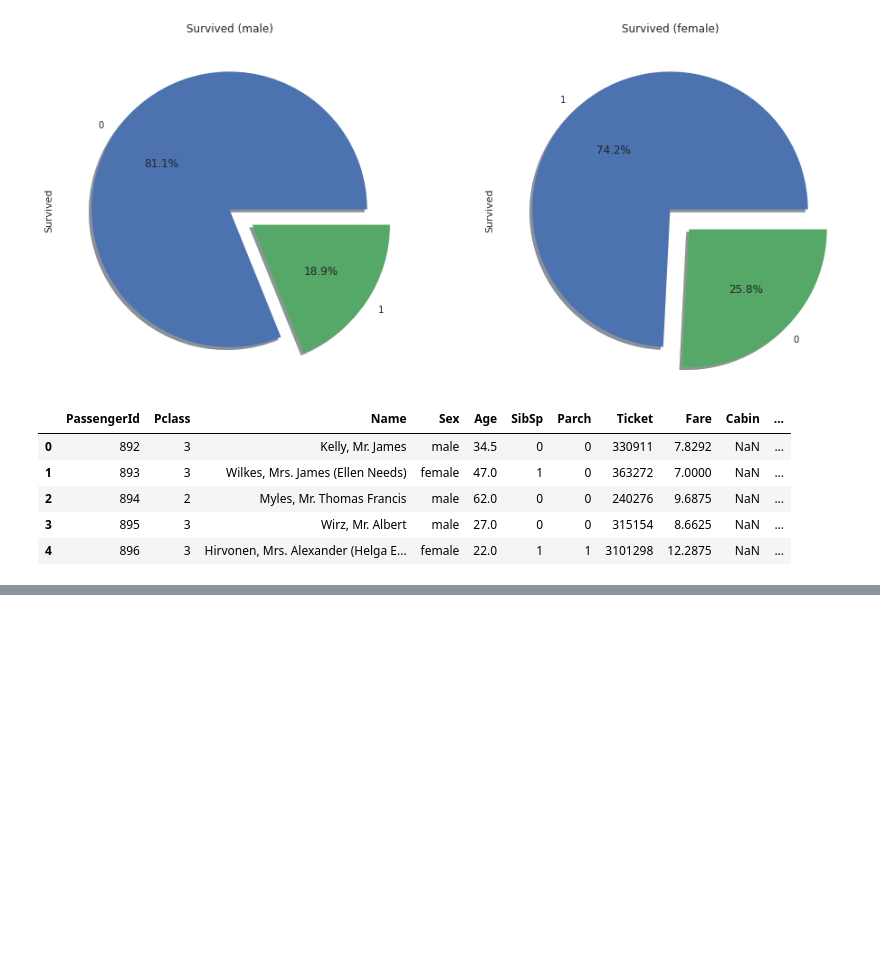
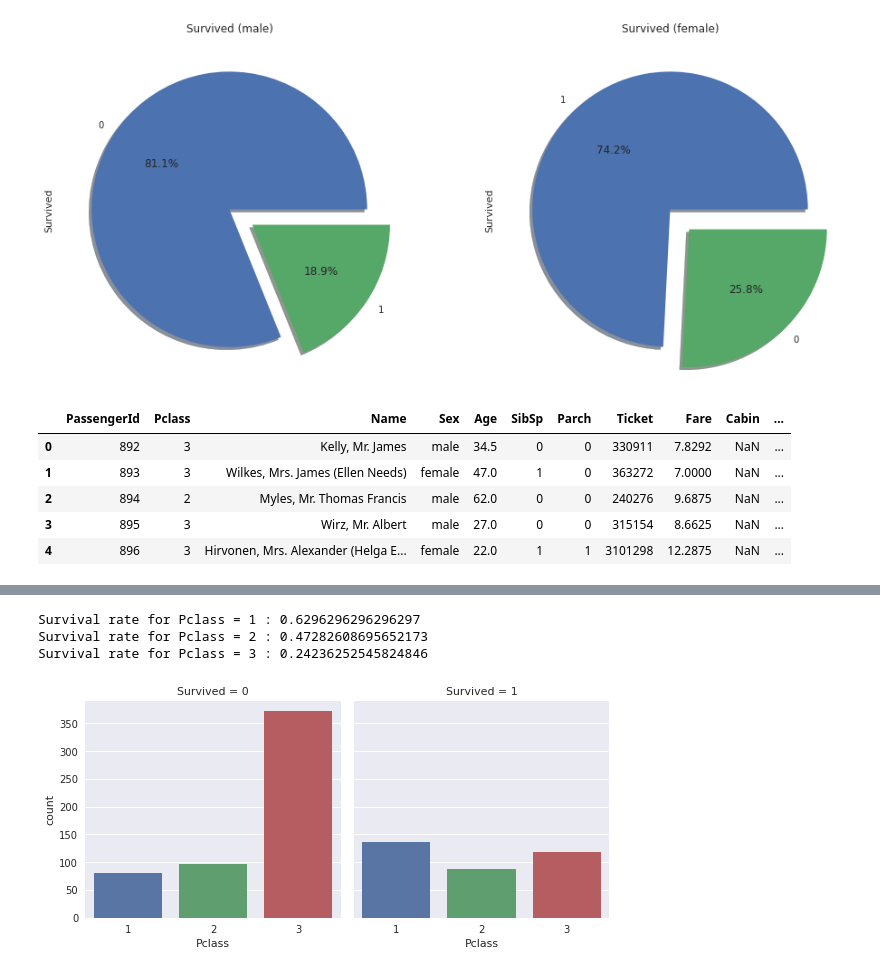
Before and after one commit to acharyasabin/Titanic, a Jupyter notebook: titanic.ipynb, the cells around one changed output, grey strips where cells are left out. Drawn from its saved outputs; the diff is of its cells as text; code cells hidden in the pictures; blank space fills up the shorter version.

```diff
--- a/titanic.ipynb
+++ b/titanic.ipynb
@@ -173,0 +223,12 @@ test_df.head()
+# %%
+print("Survival rate for Pclass = 1 :",per(1))
+print("Survival rate for Pclass = 2 :",per(2))
+print("Survival rate for Pclass = 3 :",per(3))
+# %% [output]
+Survival rate for Pclass = 1 : 0.6296296296296297
+Survival rate for Pclass = 2 : 0.47282608695652173
+Survival rate for Pclass = 3 : 0.24236252545824846
+# %%
+sns.factorplot(x='Pclass', col='Survived', kind='count', data=train_df);
+# %% [output]
+[figure, added]
```
Also changed, not shown: parts of 8 cells of this notebook.
